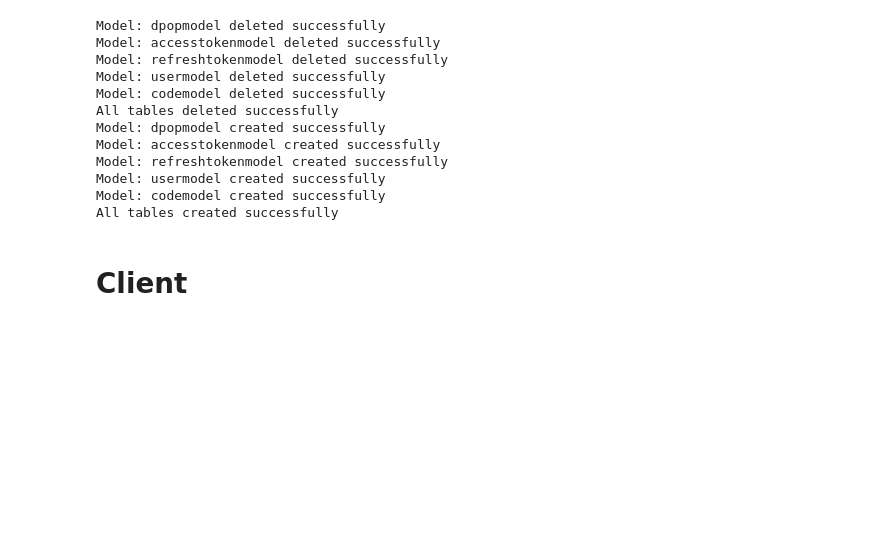
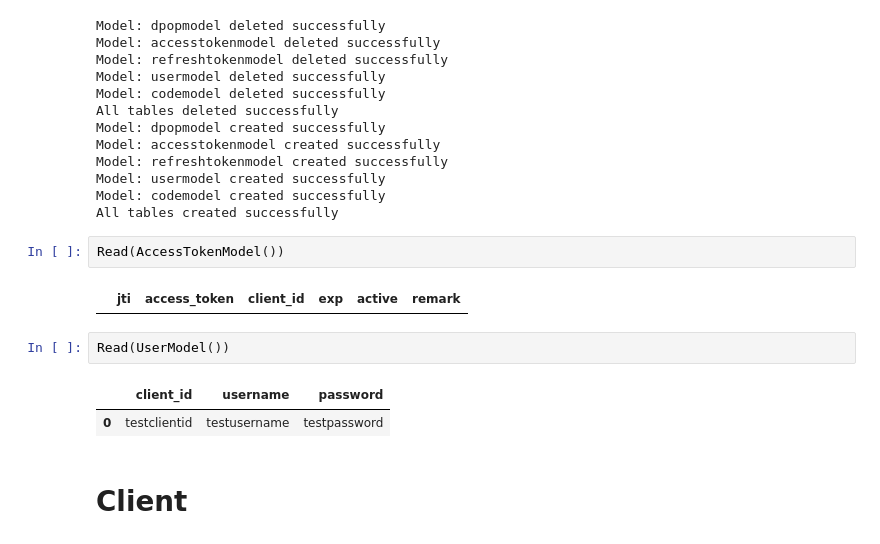
Before and after one commit to datanooblol/fun-with-dpop, a Jupyter notebook: refactoring.ipynb, the cells around one changed output. Drawn from its saved outputs; the diff is of its cells as text; blank space fills up the shorter version.

```diff
--- a/refactoring.ipynb
+++ b/refactoring.ipynb
@@ -57,6 +99,15 @@ Model: refreshtokenmodel created successfully
 Model: usermodel created successfully
 Model: codemodel created successfully
 All tables created successfully
+# %%
+Read(AccessTokenModel())
+# %% [output]
+|  | jti | access_token | client_id | exp | active | remark |
+# %%
+Read(UserModel())
+# %% [output]
+|  | client_id | username | password |
+| 0 | testclientid | testusername | testpassword |
 # %% [markdown]
 # Client
 # %%
```
Also changed, not shown: parts of 13 cells of this notebook, 31 other files.
